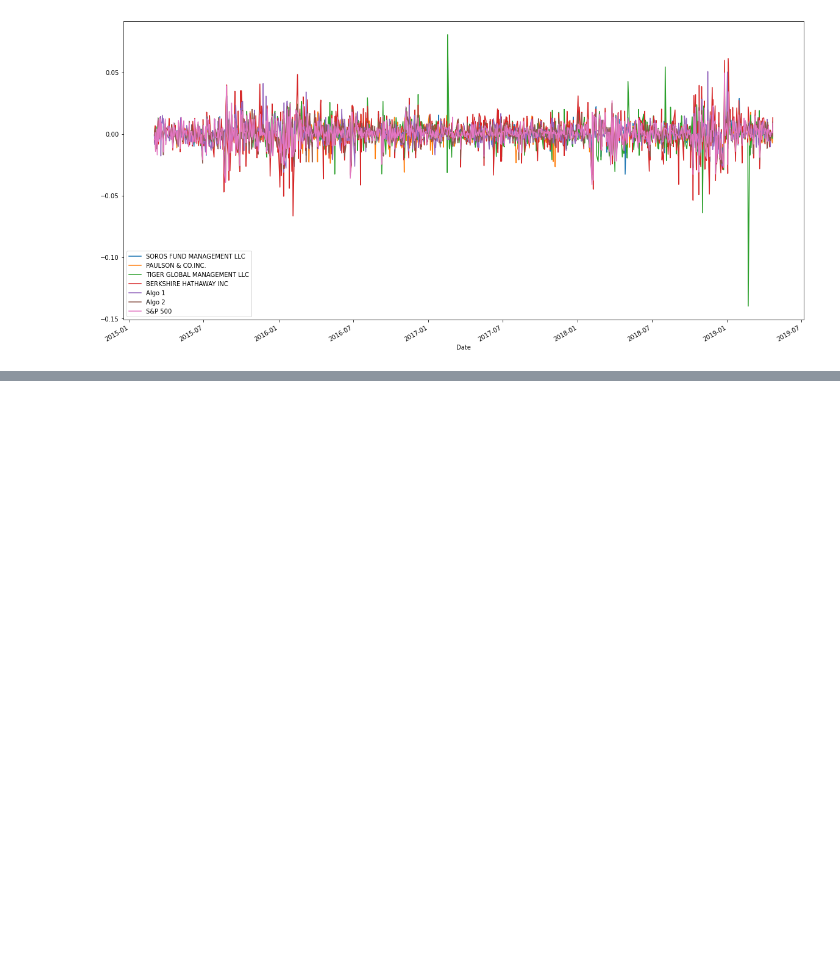
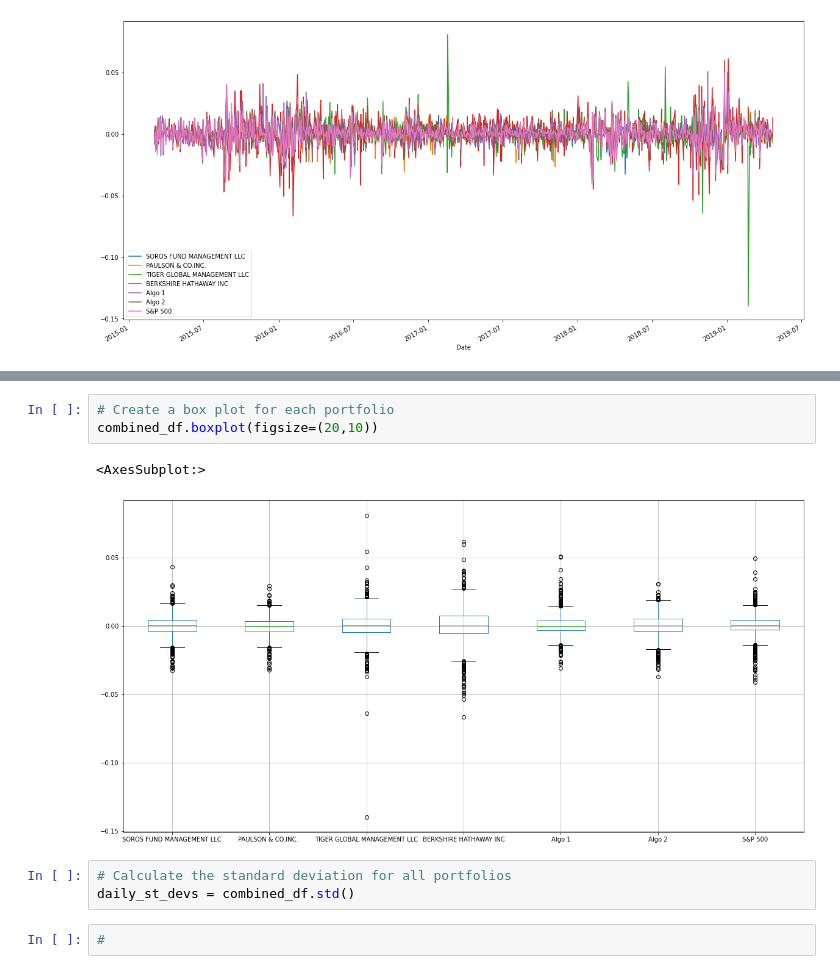
Before and after one commit to amack56/Unit4HomeworkAssignment, a Jupyter notebook: code/code.ipynb, the cells around one changed output, grey strips where cells are left out. Saved outputs shown, nothing was run; the diff lists cells and outputs as text; blank space fills up the shorter version.

```diff
--- a/code/code.ipynb
+++ b/code/code.ipynb
@@ -105,0 +108,11 @@ Column Contents :  [-0.00453861 -0.0043885   0.00119608 ...  0.00157907  0.00101
+# %%
+# Create a box plot for each portfolio
+combined_df.boxplot(figsize=(20,10))
+# %% [output]
+<AxesSubplot:>
+[figure, added]
+# %%
+# Calculate the standard deviation for all portfolios
+daily_st_devs = combined_df.std()
+# %%
+#
```
Also changed, not shown: parts of 12 cells of this notebook.
